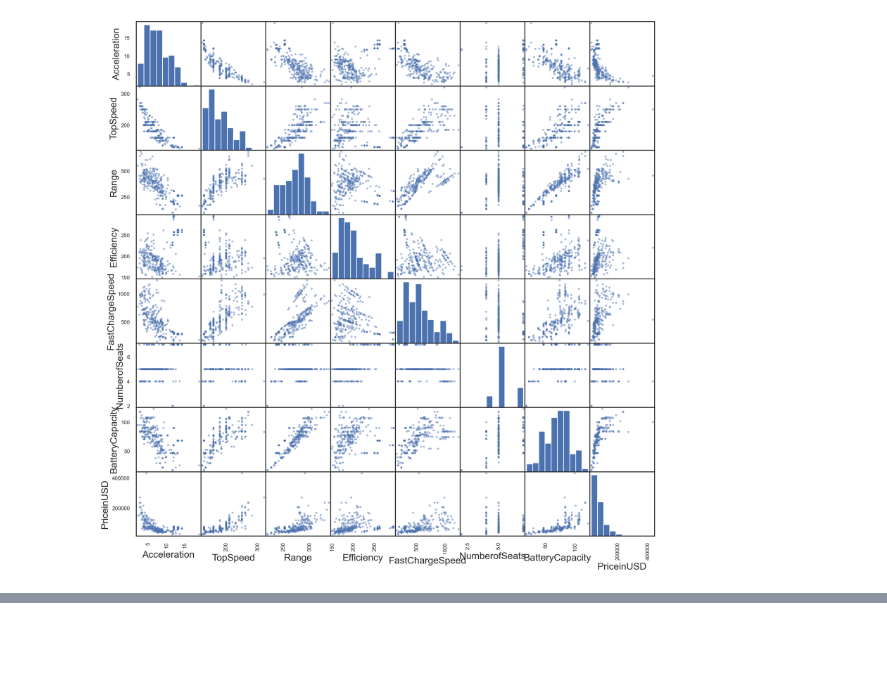
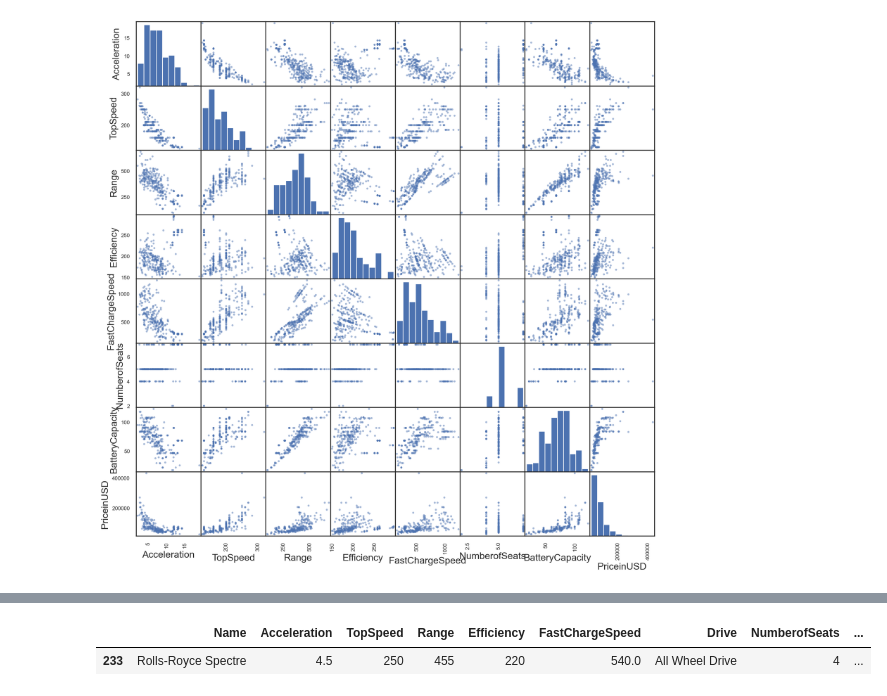
Before and after one commit to rappelrx/cogs108-project, a Jupyter notebook: EDACheckpointGroup_Sp23_yippee.ipynb, the cells around one changed output, grey strips where cells are left out. Drawn from its saved outputs; the diff is of its cells as text; code cells hidden in the pictures; blank space fills up the shorter version.

```diff
--- a/EDACheckpointGroup_Sp23_yippee.ipynb
+++ b/EDACheckpointGroup_Sp23_yippee.ipynb
@@ -372,0 +405,6 @@ fig = pd.plotting.scatter_matrix(cheapEVs[['Acceleration','TopSpeed', 'Range', '
+# %%
+# Second, the bottom right data point with a high price
+cheapEVs[cheapEVs.PriceinUSD == cheapEVs.PriceinUSD.max()]
+# %% [output]
+|  | Name | Acceleration | TopSpeed | Range | Efficiency | FastChargeSpeed | Drive | NumberofSeats | ... |
+| 233 | Rolls-Royce Spectre | 4.5 | 250 | 455 | 220 | 540.0 | All Wheel Drive | 4 | ... |
```
Also changed, not shown: parts of 6 cells of this notebook.
